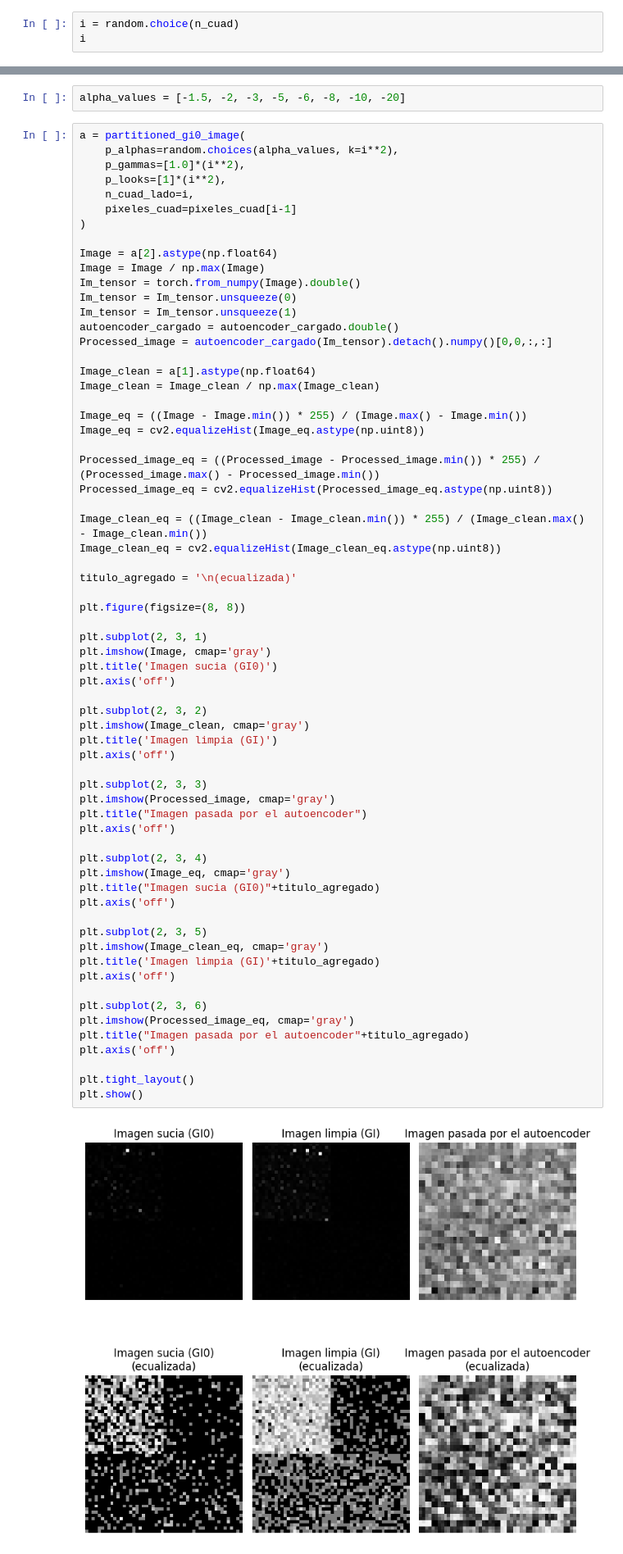
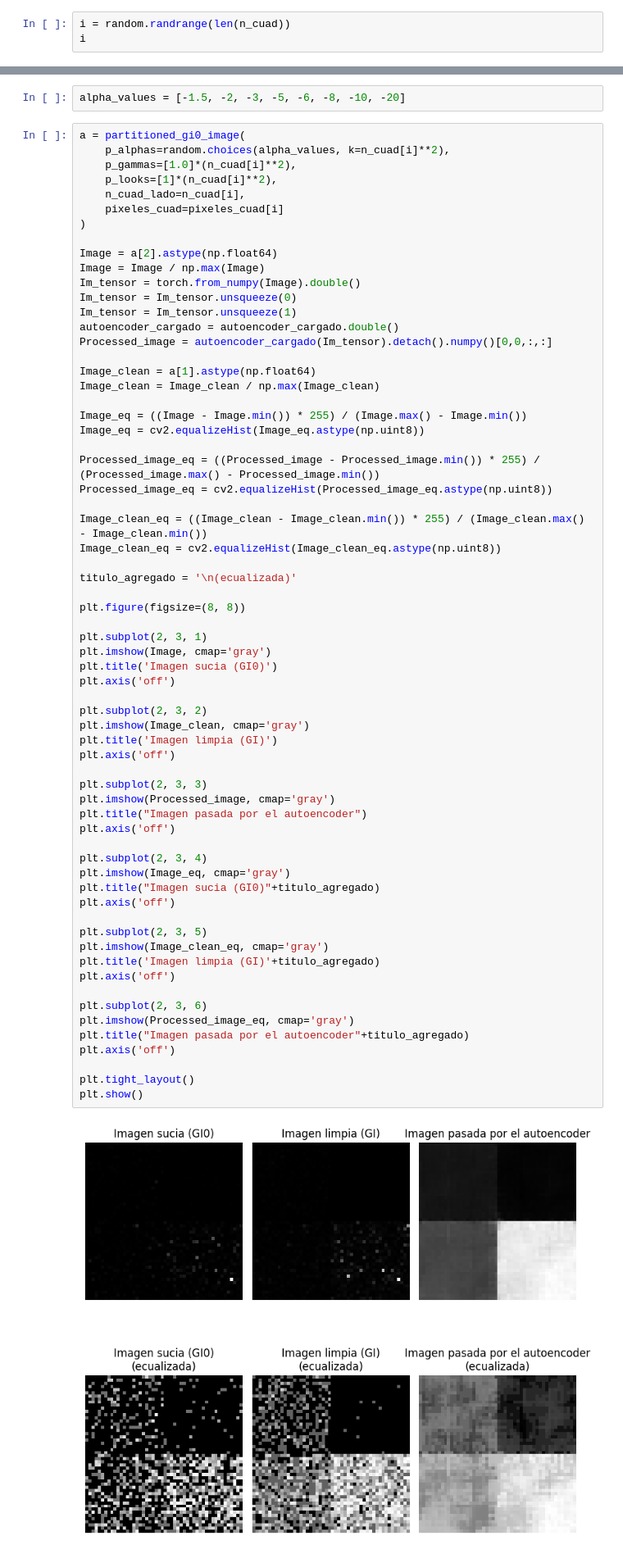
Before and after one commit to biancabalzarini/despeckling, a Jupyter notebook: notebooks/real_images.ipynb, the cells around one changed output, grey strips where cells are left out. Shown: that part at 82% size. Saved outputs shown, nothing was run; the diff lists cells and outputs as text.

Commit message:
otro pequeño fix al notebook de real_images

```diff
--- a/notebooks/real_images.ipynb
+++ b/notebooks/real_images.ipynb
@@ -161,4 +162,4 @@ pixeles_cuad
 # %%
-i = random.choice(n_cuad)
+i = random.randrange(len(n_cuad))
 i
 # %% [output]
@@ -171,11 +176,11 @@ pixeles_cuad[i-1]
 alpha_values = [-1.5, -2, -3, -5, -6, -8, -10, -20]
 # %%
 a = partitioned_gi0_image(
-    p_alphas=random.choices(alpha_values, k=i**2),
-    p_gammas=[1.0]*(i**2),
-    p_looks=[1]*(i**2),
-    n_cuad_lado=i,
-    pixeles_cuad=pixeles_cuad[i-1]
+    p_alphas=random.choices(alpha_values, k=n_cuad[i]**2),
+    p_gammas=[1.0]*(n_cuad[i]**2),
+    p_looks=[1]*(n_cuad[i]**2),
+    n_cuad_lado=n_cuad[i],
+    pixeles_cuad=pixeles_cuad[i]
 )
 
 Image = a[2].astype(np.float64)
@@ -208,33 +213,33 @@ plt.title('Imagen sucia (GI0)')
 plt.axis('off')
 
 plt.subplot(2, 3, 2)
 plt.imshow(Image_clean, cmap='gray')
 plt.title('Imagen limpia (GI)')
 plt.axis('off')
 
 plt.subplot(2, 3, 3)
 plt.imshow(Processed_image, cmap='gray')
 plt.title("Imagen pasada por el autoencoder")
 plt.axis('off')
 
 plt.subplot(2, 3, 4)
 plt.imshow(Image_eq, cmap='gray')
 plt.title("Imagen sucia (GI0)"+titulo_agregado)
 plt.axis('off')
 
 plt.subplot(2, 3, 5)
 plt.imshow(Image_clean_eq, cmap='gray')
 plt.title('Imagen limpia (GI)'+titulo_agregado)
 plt.axis('off')
 
 plt.subplot(2, 3, 6)
 plt.imshow(Processed_image_eq, cmap='gray')
 plt.title("Imagen pasada por el autoencoder"+titulo_agregado)
 plt.axis('off')
 
 plt.tight_layout()
 plt.show()
 # %% [output]
-[figure, old version]
+[figure, new version]
 # %% [markdown]
 El problema que se ve aca es que si el modelo fue entrenado con ciertas particiones, parece aprender los bordes de esas particiones, con lo cual no funciona bien cuando se le da imágenes con particiones diferentes. Y probablemente por esta misma razón no siempre funciona muy bien en las imágenes reales.
```
Also changed, not shown: parts of 8 cells of this notebook.
